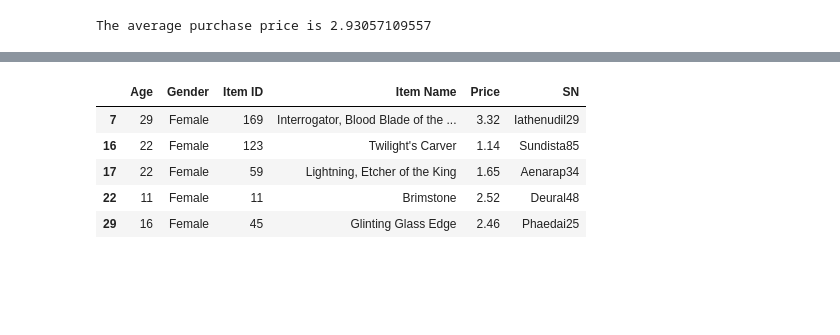
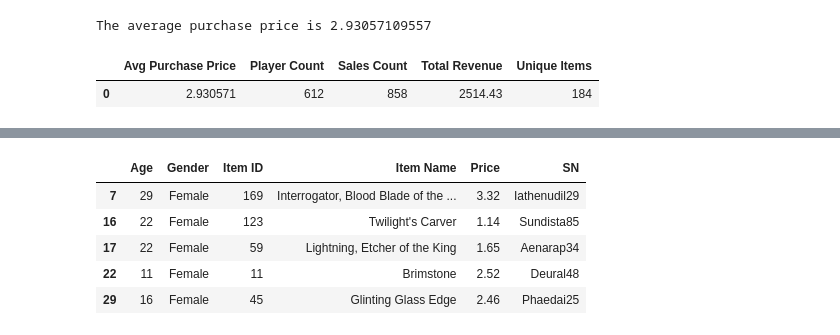
Before and after one commit to mattdukesd/Pymoli, a Jupyter notebook: HeroesOfPymoliCode.ipynb, the cells around one changed output, grey strips where cells are left out. Saved outputs shown, nothing was run; the diff lists cells and outputs as text; code cells hidden in the pictures; blank space fills up the shorter version.

```diff
--- a/HeroesOfPymoliCode.ipynb
+++ b/HeroesOfPymoliCode.ipynb
@@ -47,4 +56,8 @@ There are 612 players
 # %%
-total_revenue = heroe_df["Price"].sum()
-print("The total revenue is " + str(total_revenue))
+total_revenue = []
+total_revenue.append(heroe_df["Price"].sum())
+total_revenue_df = pd.DataFrame(total_revenue)
+total_revenue_df.columns=['Total Revenue']
+total_revenue_df
+#print("The total revenue is " + str(total_revenue))
 # %% [output]
@@ -52,3 +66,4 @@ The total revenue is 2514.4299999999967
 # %%
-sales_count = heroe_df["SN"].count()
-print("The total number of sales is " + str(sales_count))
+sales_count = []
+sales_count.append(heroe_df["SN"].count())
+#print("The total number of sales is " + str(sales_count))
@@ -57,13 +70,21 @@ The total number of sales is 858
 # %%
-unique_items = len(heroe_df["Item ID"].unique())
-print("The number of unique items is " + str(unique_items))
+unique_items = []
+unique_items.append(len(heroe_df["Item ID"].unique()))
+#print("The number of unique items is " + str(unique_items))
 # %% [output]
 The number of unique items is 184
 # %%
-avg_pp = heroe_df["Price"].sum()/heroe_df["Price"].count()
-print("The average purchase price is " + str(avg_pp))
+avg_pp = []
+avg_pp.append(heroe_df["Price"].sum()/heroe_df["Price"].count())
+#print("The average purchase price is " + str(avg_pp))
 # %% [output]
 The average purchase price is 2.93057109557
+# %%
+new_df = pd.DataFrame({"Player Count":player_count,"Total Revenue":total_revenue,"Sales Count":sales_count,"Unique Items":unique_items,"Avg Purchase Price":avg_pp})
+new_df
+# %% [output]
+|  | Avg Purchase Price | Player Count | Sales Count | Total Revenue | Unique Items |
+| 0 | 2.930571 | 612 | 858 | 2514.43 | 184 |
 # %%
 male_df = heroe_df.loc[heroe_df["Gender"] =="Male"]
 male_df.head()
```
Also changed, not shown: parts of 9 cells of this notebook.
